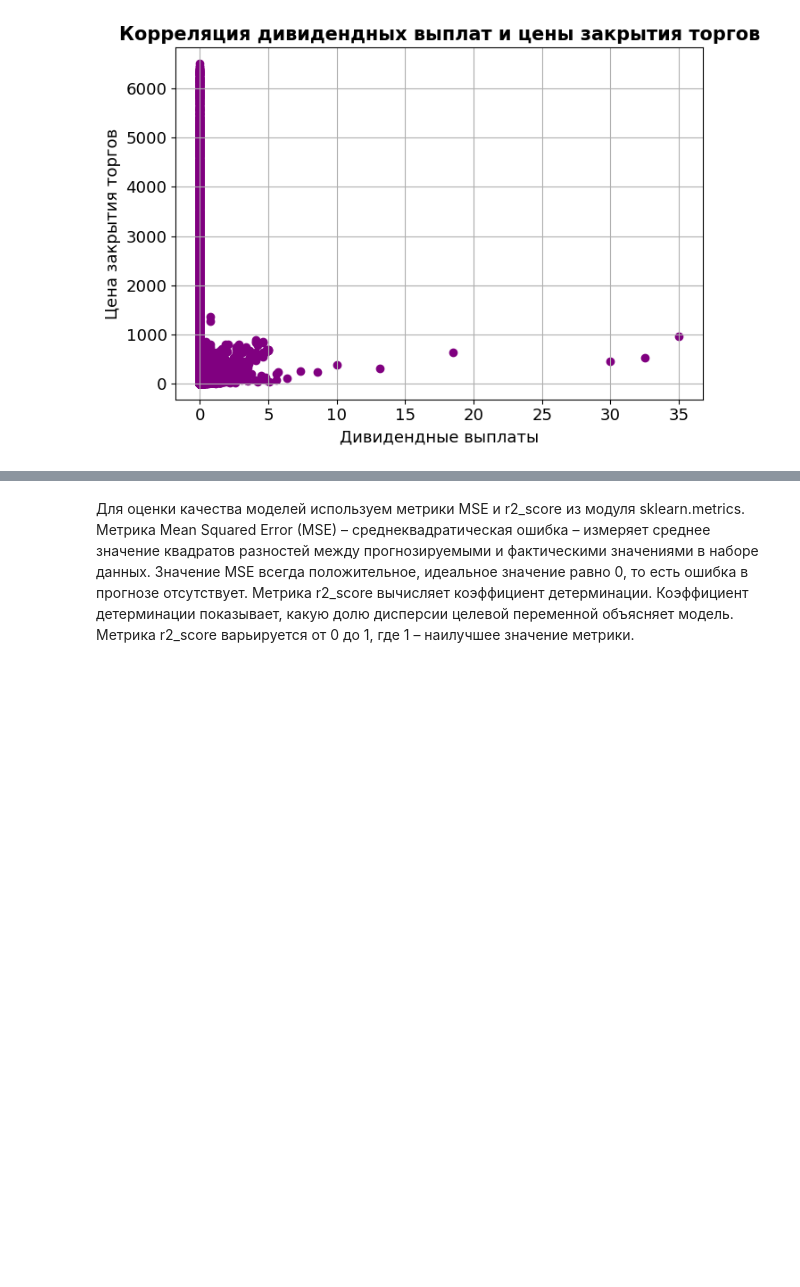
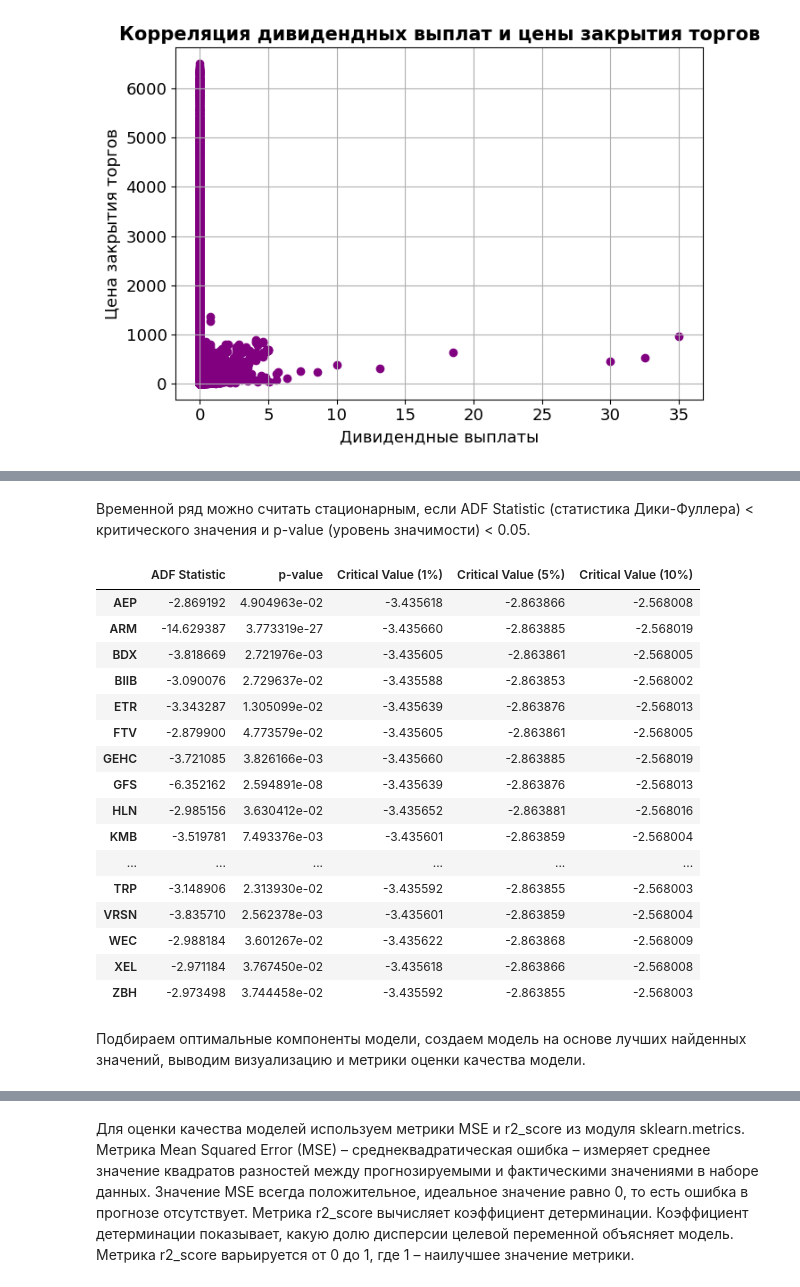
Before and after one commit to yuliya0903/stock_price_forecast_machine_learning, a Jupyter notebook: Final_Project.ipynb, the cells around one changed output, grey strips where cells are left out. Drawn from its saved outputs; the diff is of its cells as text; code cells hidden in the pictures; blank space fills up the shorter version.

```diff
--- a/Final_Project.ipynb
+++ b/Final_Project.ipynb
@@ -908,0 +910,36 @@ X1_test = pd.DataFrame(
+# %%
+def perform_adf_test(series):
+    result = adfuller(series)
+    return {
+        'ADF Statistic': result[0],
+        'p-value': result[1],
+        'Critical Value (1%)': result[4]['1%'],
+        'Critical Value (5%)': result[4]['5%'],
+        'Critical Value (10%)': result[4]['10%']
+    }
+
+
+adf_results = {}
+
+for company in data_close.columns:
+    try:
+        prices = data_close[company]
+
+        result = perform_adf_test(prices)
+
+        adf_results[company] = result
+
+        print(f"Результаты для {company}:")
+        print(f"ADF Statistic: {result['ADF Statistic']}")
+        print(f"p-value: {result['p-value']}")
+        print(f"Критические значения:")
+        print(f"  1%: {result['Critical Value (1%)']}")
+        print(f"  5%: {result['Critical Value (5%)']}")
+        print(f"  10%: {result['Critical Value (10%)']}")
+        print("-" * 40)
+
+    except Exception as e:
+        print(f"Ошибка при обработке {company}: {str(e)}")
+
+
+df_adf_results = pd.DataFrame(adf_results).T
@@ -908,0 +982,25 @@ X1_test = pd.DataFrame(
+# %% [markdown]
+Временной ряд можно считать стационарным, если ADF Statistic (статистика Дики-Фуллера) < критического значения и p-value (уровень значимости) < 0.05.
+# %%
+stationary = df_adf_results[(df_adf_results['ADF Statistic'] < df_adf_results['Critical Value (10%)']) & (df_adf_results['p-value'] < 0.05)]
+display(stationary)
+# %% [output]
+|  | ADF Statistic | p-value | Critical Value (1%) | Critical Value (5%) | Critical Value (10%) |
+| AEP | -2.869192 | 4.904963e-02 | -3.435618 | -2.863866 | -2.568008 |
+| ARM | -14.629387 | 3.773319e-27 | -3.435660 | -2.863885 | -2.568019 |
+| BDX | -3.818669 | 2.721976e-03 | -3.435605 | -2.863861 | -2.568005 |
+| BIIB | -3.090076 | 2.729637e-02 | -3.435588 | -2.863853 | -2.568002 |
+| ETR | -3.343287 | 1.305099e-02 | -3.435639 | -2.863876 | -2.568013 |
+| FTV | -2.879900 | 4.773579e-02 | -3.435605 | -2.863861 | -2.568005 |
+| GEHC | -3.721085 | 3.826166e-03 | -3.435660 | -2.863885 | -2.568019 |
+| GFS | -6.352162 | 2.594891e-08 | -3.435639 | -2.863876 | -2.568013 |
+| HLN | -2.985156 | 3.630412e-02 | -3.435652 | -2.863881 | -2.568016 |
+| KMB | -3.519781 | 7.493376e-03 | -3.435601 | -2.863859 | -2.568004 |
+| ... | ... | ... | ... | ... | ... |
+| TRP | -3.148906 | 2.313930e-02 | -3.435592 | -2.863855 | -2.568003 |
+| VRSN | -3.835710 | 2.562378e-03 | -3.435601 | -2.863859 | -2.568004 |
+| WEC | -2.988184 | 3.601267e-02 | -3.435622 | -2.863868 | -2.568009 |
+| XEL | -2.971184 | 3.767450e-02 | -3.435618 | -2.863866 | -2.568008 |
+| ZBH | -2.973498 | 3.744458e-02 | -3.435592 | -2.863855 | -2.568003 |
+# %% [markdown]
+Подбираем оптимальные компоненты модели, создаем модель на основе лучших найденных значений, выводим визуализацию и метрики оценки качества модели.
```
Also changed, not shown: parts of 55 cells of this notebook.
